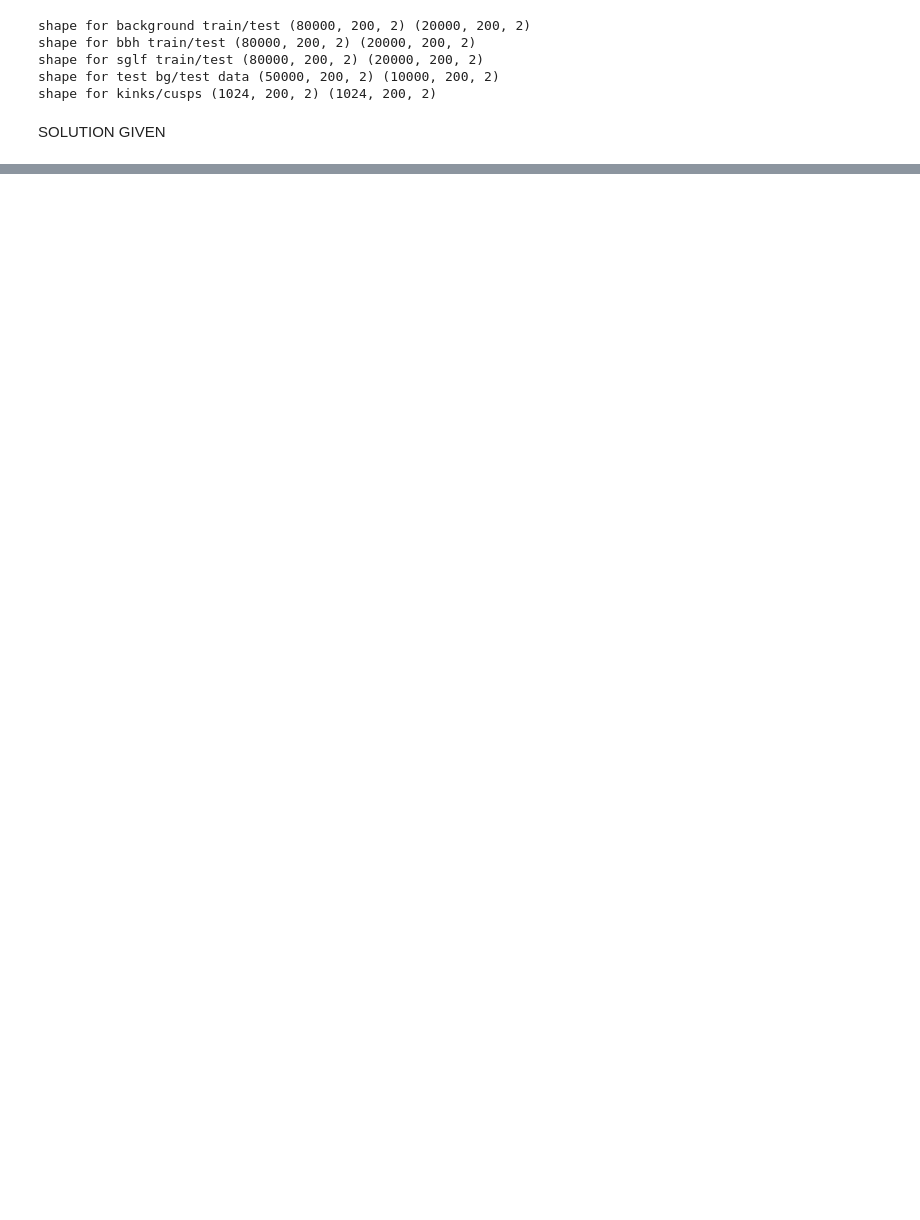
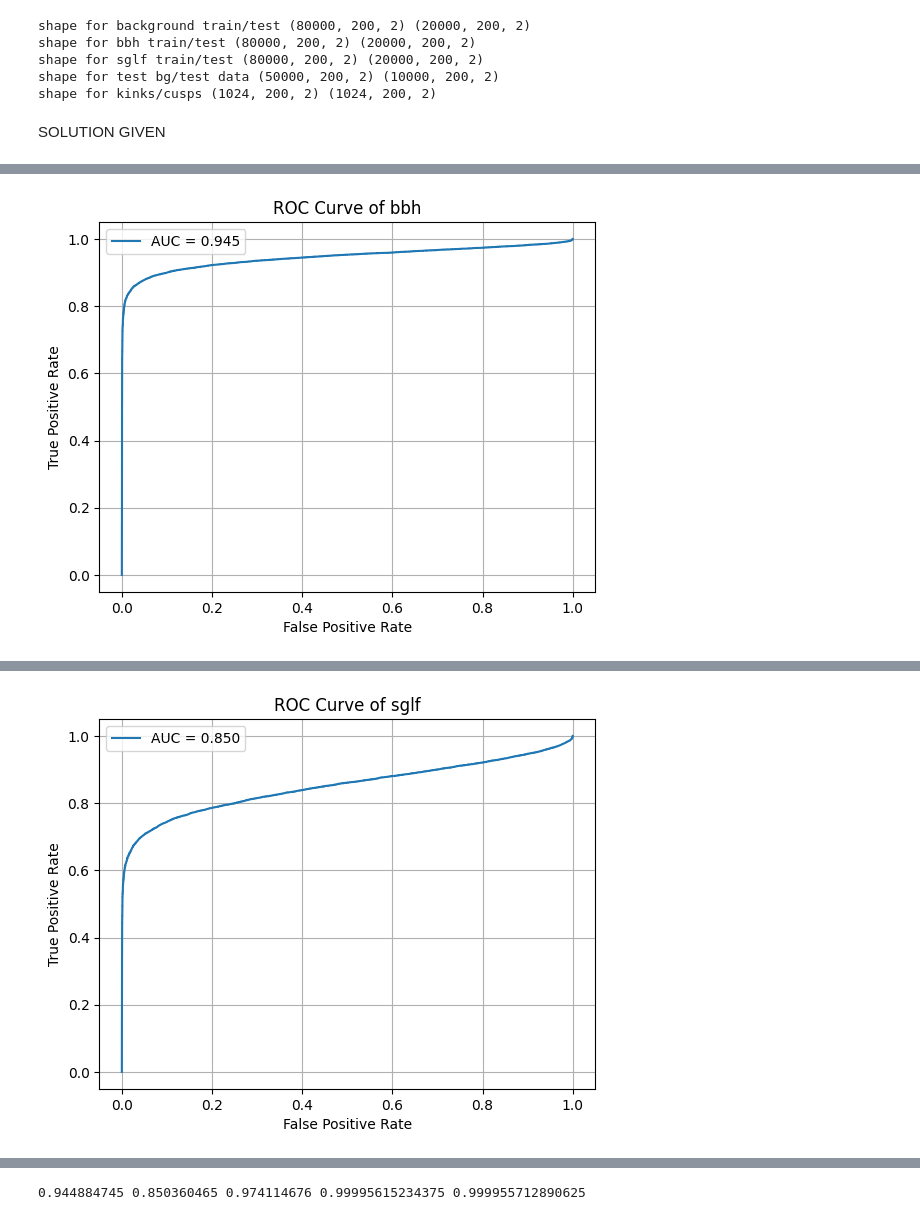
Before and after one commit to hanggao811/AnomalyDetectionLIGO, a Jupyter notebook: AE_simplest.ipynb, the cells around one changed output, grey strips where cells are left out. Drawn from its saved outputs; the diff is of its cells as text; code cells hidden in the pictures; blank space fills up the shorter version.

```diff
--- a/AE_simplest.ipynb
+++ b/AE_simplest.ipynb
@@ -299,9 +303,11 @@ param_set = [
 
 ]
 params = param_set[1]
-AE = Autoencoder(input_shape=(200, 3),stft_shape=bg_train_stft.shape[1:], **params)
+# AE = Autoencoder(input_shape=(200, 3),stft_shape=bg_train_stft.shape[1:], **params)
+AE = Autoencoder(input_shape=(200, 3), **params)
 AE.build_model()
-AE.model_.fit(background_train,{"reconstructed_signal":background_train,"predicted_x_stft":np.real(bg_train_stft),'predicted_y_stft':np.imag(bg_train_stft)},epochs=AE.epochs,batch_size=AE.batch_size,validation_split=0.2,verbose=1,callbacks=[EarlyStopping(monitor='val_loss', patience=5, restore_best_weights=True)])
+# AE.model_.fit(background_train,{"reconstructed_signal":background_train,"predicted_x_stft":np.real(bg_train_stft),'predicted_y_stft':np.imag(bg_train_stft)},epochs=AE.epochs,batch_size=AE.batch_size,validation_split=0.2,verbose=1,callbacks=[EarlyStopping(monitor='val_loss', patience=5, restore_best_weights=True)])
+AE.model_.fit(background_train,background_train,epochs=AE.epochs,batch_size=AE.batch_size,validation_split=0.2,verbose=1,callbacks=[EarlyStopping(monitor='val_loss', patience=5, restore_best_weights=True)])
 # %% [output]
 Encoder layer shape
 (None, 200, 3)
@@ -323,5 +329,24 @@ Epoch 44/50
 <keras.src.callbacks.history.History at 0x...>
 # %%
+def eval(model, bg, anomaly,label):
+    bg_pred = model.predict(bg)
+    anomaly_pred = model.predict(anomaly)
+    bg_mse = np.mean((bg_pred - bg)**2, axis=(1,2))
+    anomaly_mse = np.mean((anomaly_pred - anomaly)**2, axis=(1,2))
+    true_val = np.concatenate((np.zeros(bg.shape[0]),np.ones(anomaly.shape[0])))
+    pred_val = np.concatenate((bg_mse, anomaly_mse))
+    fpr, tpr, thresholds = roc_curve(true_val, pred_val)
+    auc_score = auc(fpr, tpr)
+    plt.plot(fpr, tpr,label=f'AUC = {auc_score:.3f}')
+    plt.xlabel("False Positive Rate")
+    plt.ylabel("True Positive Rate")
+    plt.title(f"ROC Curve of {label}")
+    plt.grid(True)
+    plt.legend()
+    plt.show()
+    return auc_score
+
+
 def recon_eval(model, bg, anomaly,label):
     bg_pred = model.predict(bg)['reconstructed_signal']
     anomaly_pred = model.predict(anomaly)['reconstructed_signal']
@@ -357,3 +382,10 @@ def stft_eval(model, bg, anomaly, bg_stft, anomaly_stft, label):
     plt.legend()
     plt.show()
     return auc_score
+# %%
+bbh_auc = eval(AE, background_test, bbh_test, 'bbh')
+sglf_auc = eval(AE, background_test, sglf_test, 'sglf')
+WNb_auc = eval(AE, background_test_data, signal_test_data, 'WNB')
+kinks_auc = eval(AE, background_test, kinks, 'kinks')
+cusps_auc = eval(AE, background_test, cusps, 'cusps')
+# %% [output]
@@ -359,0 +394 @@ def stft_eval(model, bg, anomaly, bg_stft, anomaly_stft, label):
+[figure, added]
@@ -359,0 +397 @@ def stft_eval(model, bg, anomaly, bg_stft, anomaly_stft, label):
+[figure, added]
@@ -360 +407,5 @@ def stft_eval(model, bg, anomaly, bg_stft, anomaly_stft, label):
+# %%
+print(bbh_auc, sglf_auc, WNb_auc, kinks_auc, cusps_auc)
+# %% [output]
+0.944884745 0.850360465 0.974114676 0.99995615234375 0.999955712890625
 # %%
```
Also changed, not shown: parts of 7 cells of this notebook.
